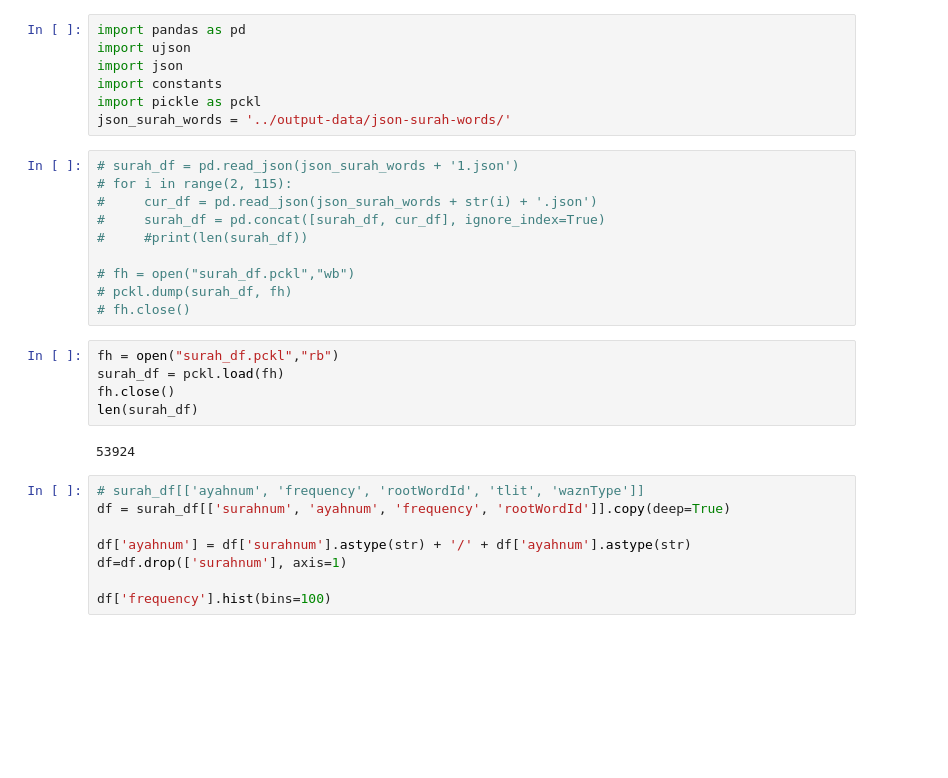
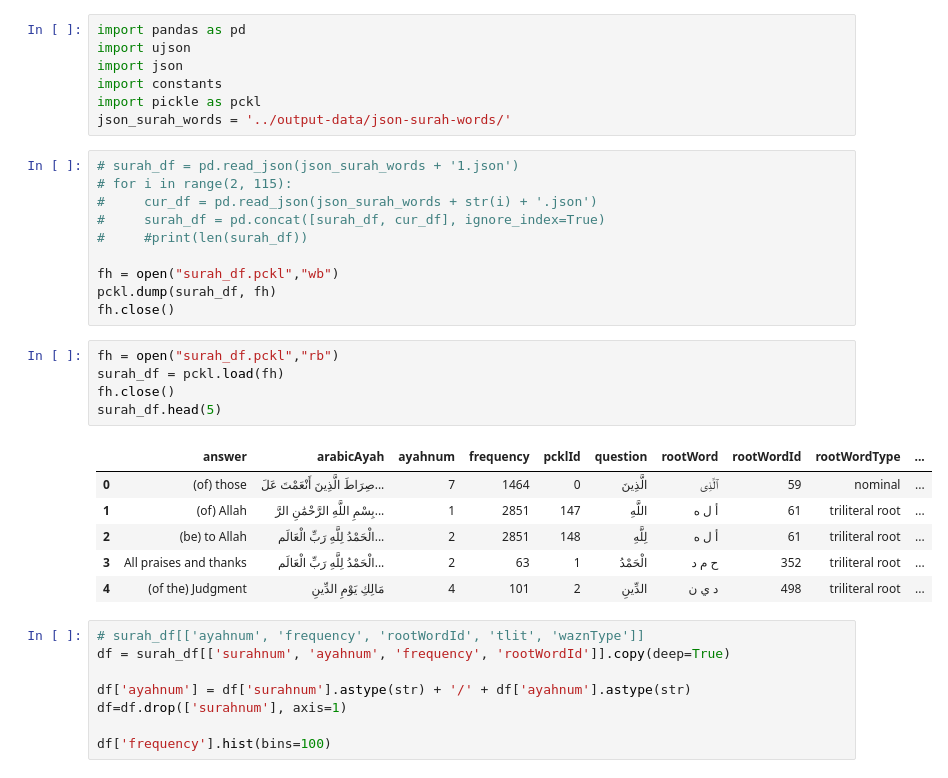
Before and after one commit to sayemmh/project-zayd-api, a Jupyter notebook: roots_in_ayahs-2.ipynb, the cells around one changed output. Cells and saved outputs as stored; diff of their text form; blank space fills up the shorter version.

Commit message:
fixed surah_df

```diff
--- a/roots_in_ayahs-2.ipynb
+++ b/roots_in_ayahs-2.ipynb
@@ -12,16 +12,21 @@ json_surah_words = '../output-data/json-surah-words/'
 #     surah_df = pd.concat([surah_df, cur_df], ignore_index=True)
 #     #print(len(surah_df))
 
-# fh = open("surah_df.pckl","wb")
-# pckl.dump(surah_df, fh)
-# fh.close()
+fh = open("surah_df.pckl","wb")
+pckl.dump(surah_df, fh)
+fh.close()
 # %%
 fh = open("surah_df.pckl","rb")
 surah_df = pckl.load(fh)
 fh.close()
-len(surah_df)
+surah_df.head(5)
 # %% [output]
-53924
+|  | answer | arabicAyah | ayahnum | frequency | pcklId | question | rootWord | rootWordId | rootWordType | ... |
+| 0 | (of) those | صِرَاطَ الَّذِينَ أَنْعَمْتَ عَلَ... | 7 | 1464 | 0 | الَّذِينَ | ٱلَّذِى | 59 | nominal | ... |
+| 1 | (of) Allah | بِسْمِ اللَّهِ الرَّحْمَٰنِ الرَّ... | 1 | 2851 | 147 | اللَّهِ | أ ل ه | 61 | triliteral root | ... |
+| 2 | (be) to Allah | الْحَمْدُ لِلَّهِ رَبِّ الْعَالَم... | 2 | 2851 | 148 | لِلَّهِ | أ ل ه | 61 | triliteral root | ... |
+| 3 | All praises and thanks | الْحَمْدُ لِلَّهِ رَبِّ الْعَالَم... | 2 | 63 | 1 | الْحَمْدُ | ح م د | 352 | triliteral root | ... |
+| 4 | (of the) Judgment | مَالِكِ يَوْمِ الدِّينِ | 4 | 101 | 2 | الدِّينِ | د ي ن | 498 | triliteral root | ... |
 # %%
 # surah_df[['ayahnum', 'frequency', 'rootWordId', 'tlit', 'waznType']]
 df = surah_df[['surahnum', 'ayahnum', 'frequency', 'rootWordId']].copy(deep=True)
```
Also changed, not shown: parts of 2 cells of this notebook, 3 other files.
